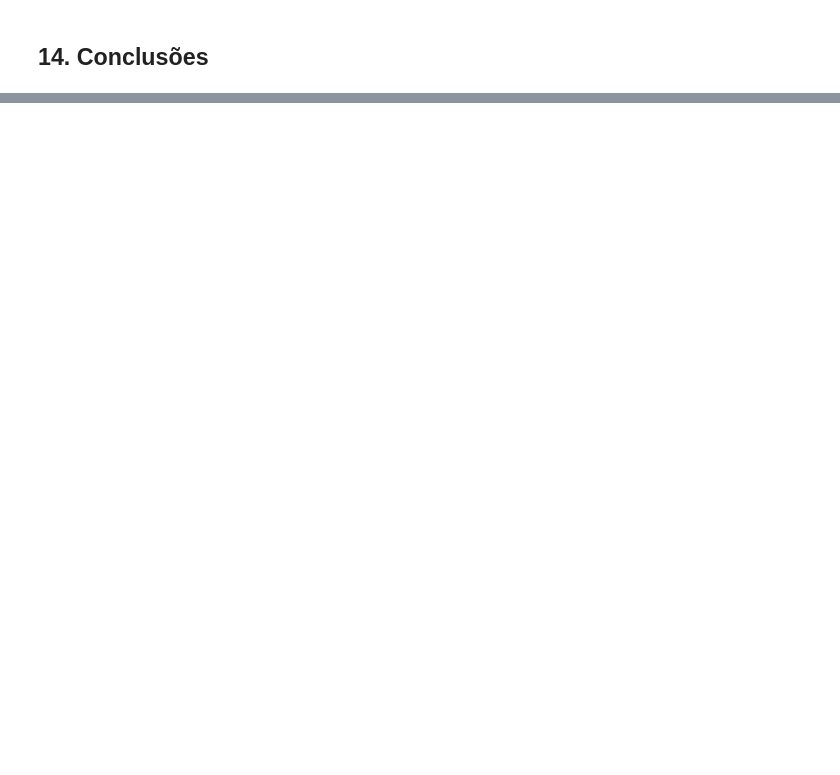
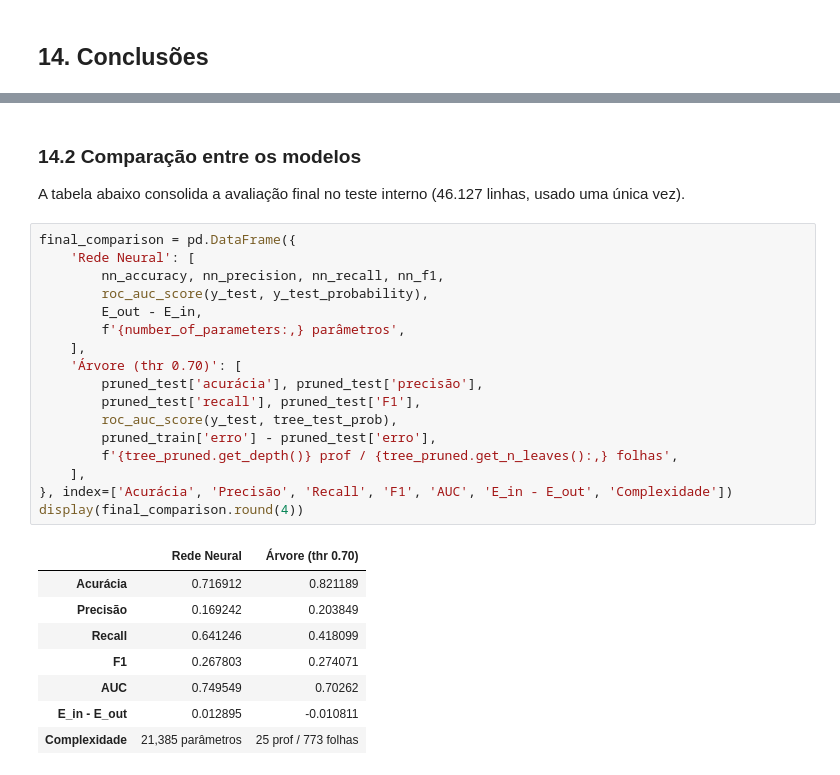
Before and after one commit to viniciusrodriguesai/credit-risk-classification, a Jupyter notebook: notebooks/credit_risk_classification.ipynb, the cells around one changed output, grey strips where cells are left out. Drawn from its saved outputs; the diff is of its cells as text; blank space fills up the shorter version.

```diff
--- a/notebooks/credit_risk_classification.ipynb
+++ b/notebooks/credit_risk_classification.ipynb
@@ -2772,0 +2948,30 @@ Figura salva em: C:\Users\Milena\OneDrive\Documentos\programas\Projeto_AM\report
+# %% [markdown]
+### 14.2 Comparação entre os modelos
+
+A tabela abaixo consolida a avaliação final no teste interno (46.127 linhas, usado uma única vez).
+# %%
+final_comparison = pd.DataFrame({
+    'Rede Neural': [
+        nn_accuracy, nn_precision, nn_recall, nn_f1,
+        roc_auc_score(y_test, y_test_probability),
+        E_out - E_in,
+        f'{number_of_parameters:,} parâmetros',
+    ],
+    'Árvore (thr 0.70)': [
+        pruned_test['acurácia'], pruned_test['precisão'],
+        pruned_test['recall'], pruned_test['F1'],
+        roc_auc_score(y_test, tree_test_prob),
+        pruned_train['erro'] - pruned_test['erro'],
+        f'{tree_pruned.get_depth()} prof / {tree_pruned.get_n_leaves():,} folhas',
+    ],
+}, index=['Acurácia', 'Precisão', 'Recall', 'F1', 'AUC', 'E_in - E_out', 'Complexidade'])
+display(final_comparison.round(4))
+# %% [output]
+|  | Rede Neural | Árvore (thr 0.70) |
+| Acurácia | 0.716912 | 0.821189 |
+| Precisão | 0.169242 | 0.203849 |
+| Recall | 0.641246 | 0.418099 |
+| F1 | 0.267803 | 0.274071 |
+| AUC | 0.749549 | 0.70262 |
+| E_in - E_out | 0.012895 | -0.010811 |
+| Complexidade | 21,385 parâmetros | 25 prof / 773 folhas |
```
Also changed, not shown: parts of 15 cells of this notebook, 4 other files.
